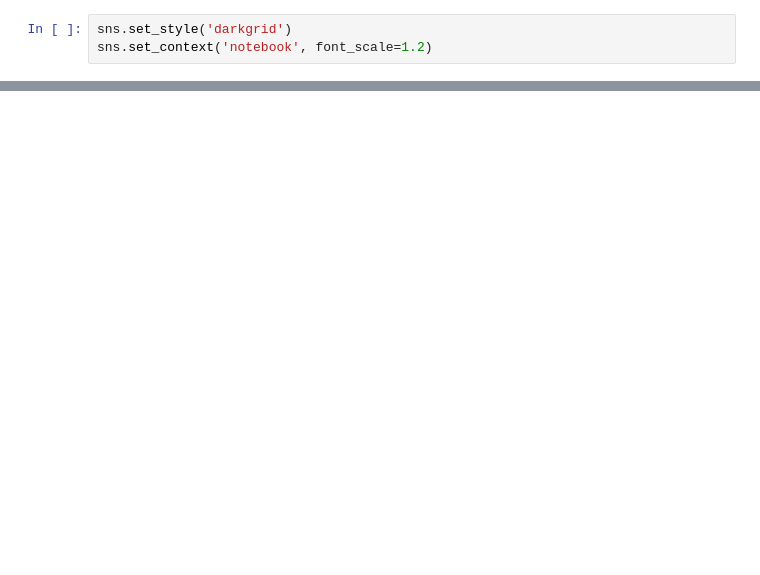
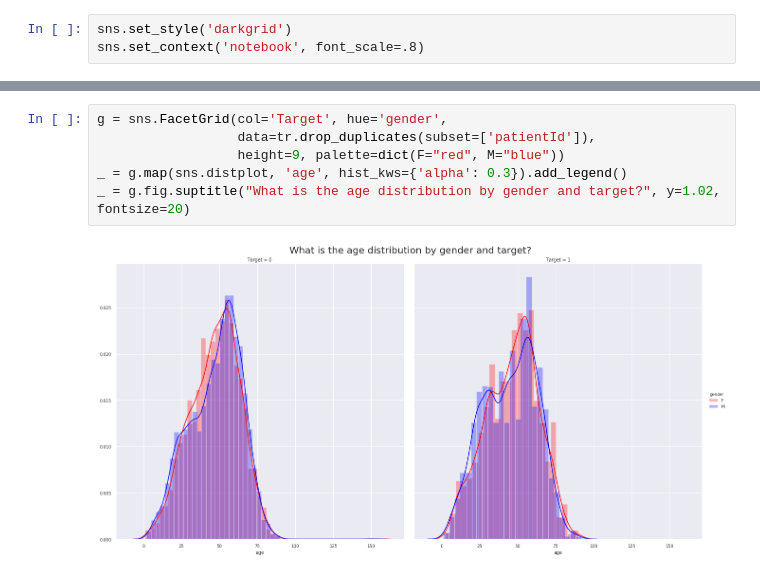
Before and after one commit to abawchen/kaggle-rsna-pneumonia-detection-challenge, a Jupyter notebook: ipynb/eda.ipynb, the cells around one changed output, grey strips where cells are left out. Saved outputs shown, nothing was run; the diff lists cells and outputs as text; blank space fills up the shorter version.

```diff
--- a/ipynb/eda.ipynb
+++ b/ipynb/eda.ipynb
@@ -11,6 +13,6 @@ import os
 warnings.filterwarnings('ignore')
 # %%
 sns.set_style('darkgrid')
-sns.set_context('notebook', font_scale=1.2)
+sns.set_context('notebook', font_scale=.8)
 # %%
 RAWDATA_DIR = os.path.join('..', 'data', 'raw')
@@ -45,0 +104,8 @@ Index(['patientId', 'x', 'y', 'width', 'height', 'Target', 'aspect_ratio',
+# %%
+g = sns.FacetGrid(col='Target', hue='gender',
+                  data=tr.drop_duplicates(subset=['patientId']),
+                  height=9, palette=dict(F="red", M="blue"))
+_ = g.map(sns.distplot, 'age', hist_kws={'alpha': 0.3}).add_legend()
+_ = g.fig.suptitle("What is the age distribution by gender and target?", y=1.02, fontsize=20)
+# %% [output]
+[figure, added]
```
Also changed, not shown: parts of 30 cells of this notebook, 4 other files.
